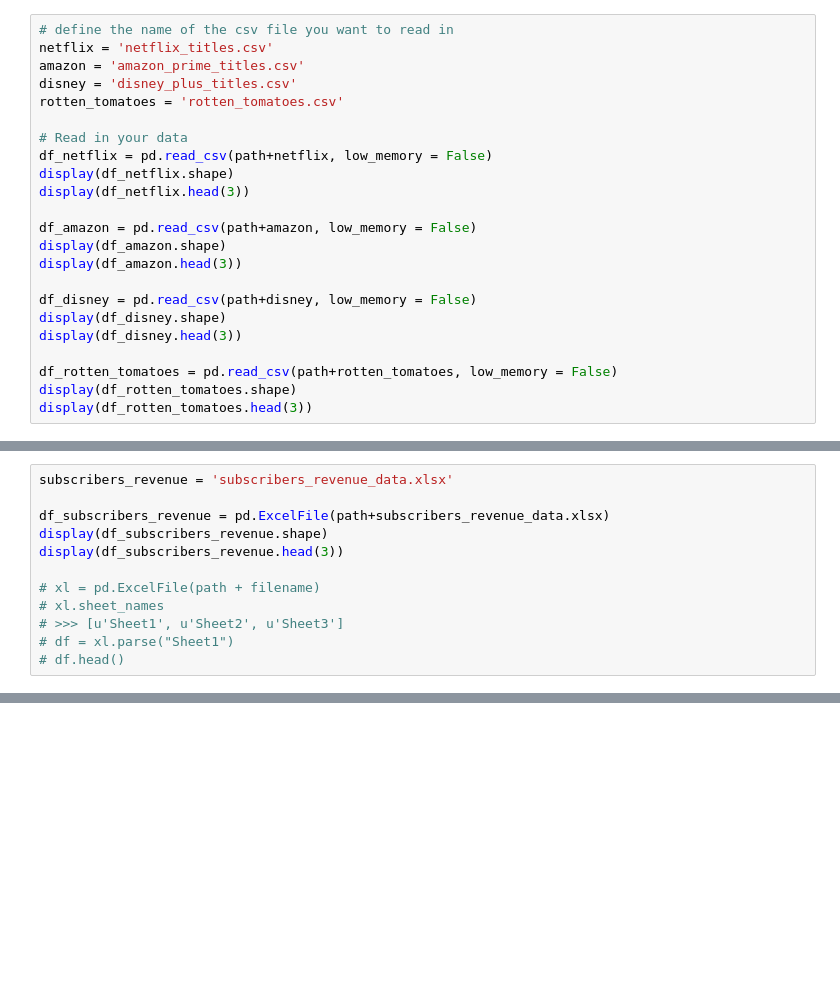
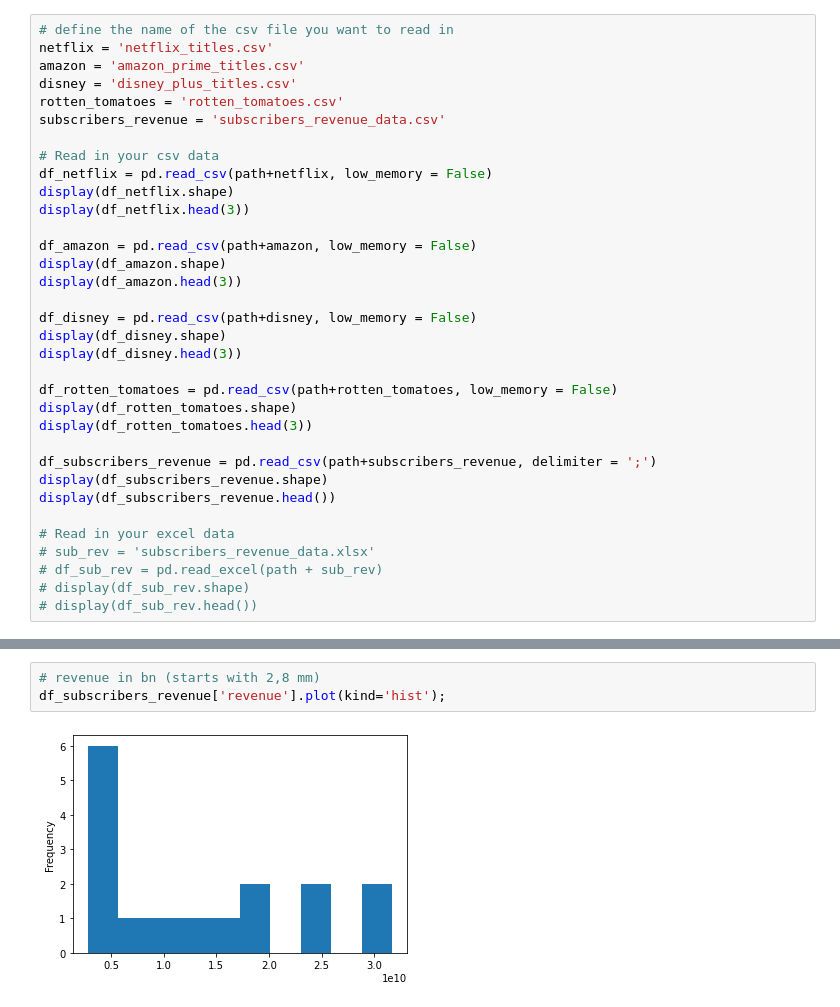
Before and after one commit to capstone-organization-hiral-darya/capstone_project_netflix, a Jupyter notebook: capstone-project.ipynb, the cells around one changed output, grey strips where cells are left out. Saved outputs shown, nothing was run; the diff lists cells and outputs as text; blank space fills up the shorter version.

```diff
--- a/capstone-project.ipynb
+++ b/capstone-project.ipynb
@@ -24,8 +24,9 @@ netflix = 'netflix_titles.csv'
 amazon = 'amazon_prime_titles.csv'
 disney = 'disney_plus_titles.csv'
 rotten_tomatoes = 'rotten_tomatoes.csv'
+subscribers_revenue = 'subscribers_revenue_data.csv'
 
-# Read in your data
+# Read in your csv data
 df_netflix = pd.read_csv(path+netflix, low_memory = False)
 display(df_netflix.shape)
 display(df_netflix.head(3))
@@ -41,6 +42,16 @@ display(df_disney.head(3))
 df_rotten_tomatoes = pd.read_csv(path+rotten_tomatoes, low_memory = False)
 display(df_rotten_tomatoes.shape)
 display(df_rotten_tomatoes.head(3))
+
+df_subscribers_revenue = pd.read_csv(path+subscribers_revenue, delimiter = ';')
+display(df_subscribers_revenue.shape)
+display(df_subscribers_revenue.head())
+
+# Read in your excel data
+# sub_rev = 'subscribers_revenue_data.xlsx'
+# df_sub_rev = pd.read_excel(path + sub_rev)
+# display(df_sub_rev.shape)
+# display(df_sub_rev.head())
 # %% [output]
 (8807, 12)
 |  | show_id | type | title | director | cast | country | date_added | release_year | rating | duration | ... |
@@ -101,12 +82,0 @@ ImportError: Missing optional dependency 'openpyxl'.  Use pip or conda to instal
-# %%
-subscribers_revenue = 'subscribers_revenue_data.xlsx'
-
-df_subscribers_revenue = pd.ExcelFile(path+subscribers_revenue_data.xlsx)
-display(df_subscribers_revenue.shape)
-display(df_subscribers_revenue.head(3))
-
-# xl = pd.ExcelFile(path + filename)
-# xl.sheet_names
-# >>> [u'Sheet1', u'Sheet2', u'Sheet3']
-# df = xl.parse("Sheet1")
-# df.head()
@@ -114,0 +113,5 @@ ImportError: Missing optional dependency 'openpyxl'.  Use pip or conda to instal
+# %%
+# revenue in bn (starts with 2,8 mm)
+df_subscribers_revenue['revenue'].plot(kind='hist');
+# %% [output]
+[figure, added]
```
Also changed, not shown: parts of 29 cells of this notebook.
